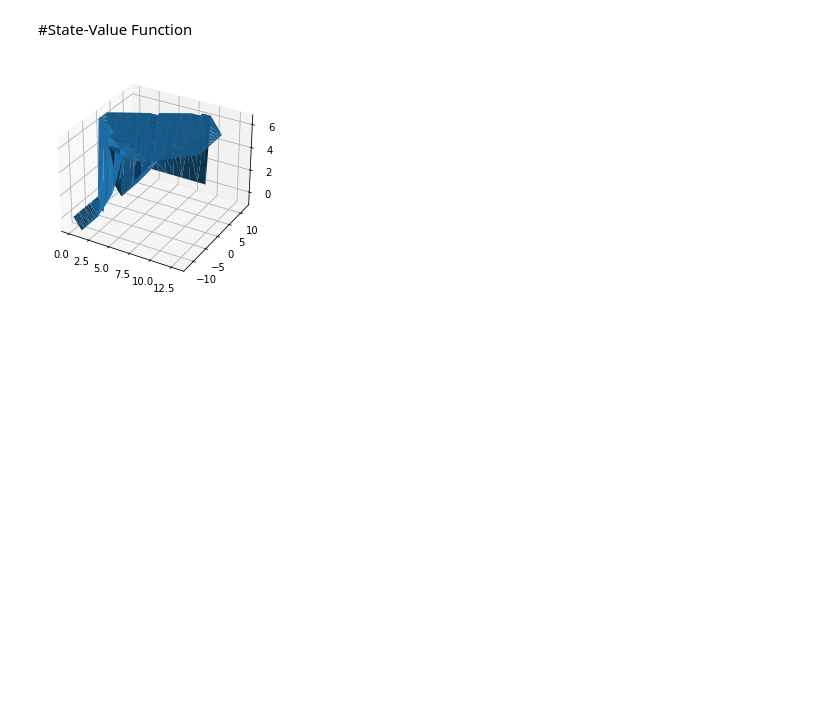
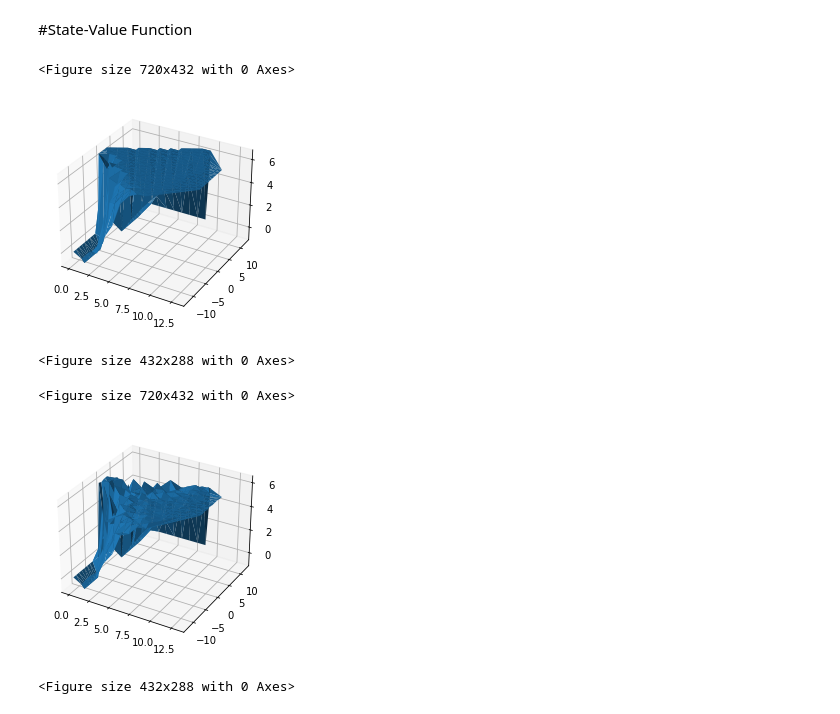
Before and after one commit to Jupiter345/DSBA-RL-Flappy-Bird, a Jupyter notebook: RL_DSBA_Text_Flappy_Bird_Assignment_1.ipynb, the cells around one changed output. Drawn from its saved outputs; the diff is of its cells as text; code cells hidden in the pictures; blank space fills up the shorter version.

```diff
--- a/RL_DSBA_Text_Flappy_Bird_Assignment_1.ipynb
+++ b/RL_DSBA_Text_Flappy_Bird_Assignment_1.ipynb
@@ -39,6 +46,9 @@ from collections import defaultdict
 from mpl_toolkits.mplot3d import axes3d
 import pandas as pd
 from tqdm import tqdm
+# %%
+test_epoch = 1000
+final_epoch = 100000
 # %%
 env = gym.make('TextFlappyBird-v0', height = 15, width = 20, pipe_gap = 4)
 obs = env.reset()
@@ -198,7 +215,7 @@ for eps in EPS:
           all_reward_sums[algorithm] = []
           current_agent = agents[algorithm](eps=eps, step_size = step_size, discount=disc)
           total_epochs = 0
-          for i in range(1000):
+          for i in range(test_epoch):
             state = env.reset()
             state = state[0]
             done = False
@@ -257,3 +276,5 @@ df['Mean-Reward'] = Means
+# %%
+df = pd.read_csv('Hyper_Parameter_Sweeps.csv')
 # %%
 for algo in ["Q-learning", "Sarsa", "RandomAgent"]:
   temp = df[df['Algorithm']==algo]
@@ -299,7 +320,7 @@ for algorithm in ["Q-learning", "Sarsa", "RandomAgent"]:
     all_reward_sums[algorithm] = []
     current_agent = agents[algorithm](eps=eps, step_size = step_size, discount=discount)
     total_epochs = 0
-    for i in tqdm(range(10000)):
+    for i in tqdm(range(final_epoch)):
       state = env.reset()
       state = state[0]
       done = False
@@ -338,18 +362,27 @@ plt.show()
 # %% [markdown]
 #State-Value Function
 # %%
-q_policy = dict((k,np.max(v)) for k, v in all_the_q_tables['Q-learning'].items())
-x_list = []
-y_list = []
-z_list = []
-for key in q_policy.keys():
-    x_list.append(key[0])
-    y_list.append(key[1])
-for value in q_policy.values():
-    z_list.append(value)
-fig = plt.figure()
-ax = fig.gca(projection='3d')
-ax.plot_trisurf(x_list, y_list, z_list)
-plt.show()
+for algo in ["Q-learning", "Sarsa"]:
+
+  q_policy = dict((k,np.max(v)) for k, v in all_the_q_tables[algo].items())
+  x_list = []
+  y_list = []
+  z_list = []
+  for key in q_policy.keys():
+      x_list.append(key[0])
+      y_list.append(key[1])
+  for value in q_policy.values():
+      z_list.append(value)
+  plt.figure(figsize=(10,6))
+  fig = plt.figure()
+  ax = fig.gca(projection='3d')
+  ax.plot_trisurf(x_list, y_list, z_list)
+  plt.show()
+  plt.savefig(algo + '- State-Value.png')
 # %% [output]
+<Figure size 720x432 with 0 Axes>
-[figure, old version]
+[figure, new version]
+<Figure size 432x288 with 0 Axes>
+<Figure size 720x432 with 0 Axes>
+[figure, added]
+<Figure size 432x288 with 0 Axes>
```
Also changed, not shown: parts of 11 cells of this notebook.
